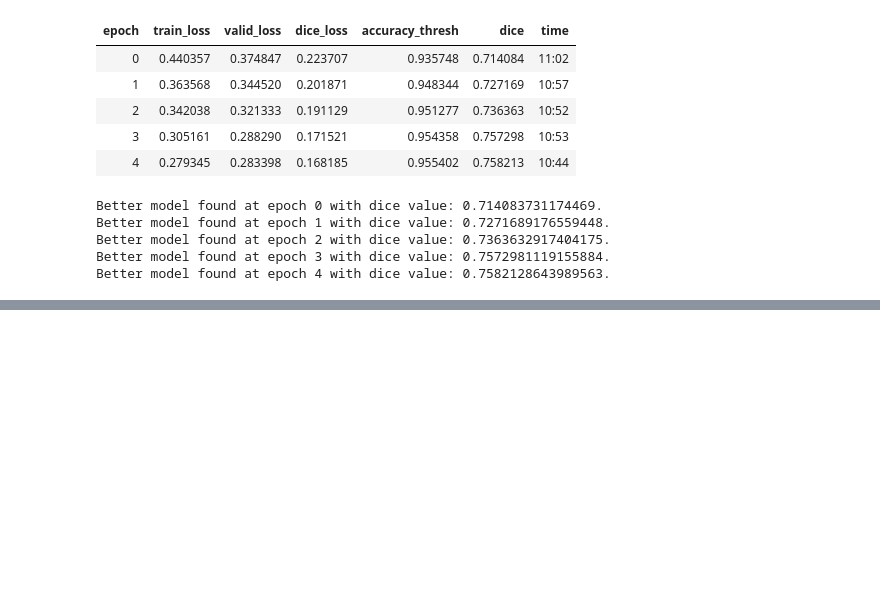
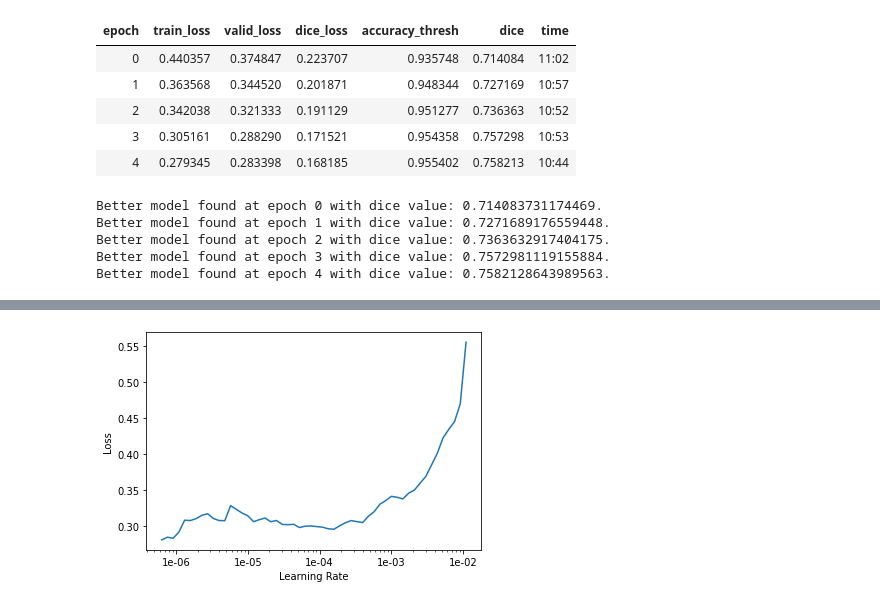
Before and after one commit to hanfu/initenv, a Jupyter notebook: fastai_segbldg.ipynb, the cells around one changed output, grey strips where cells are left out. Drawn from its saved outputs; the diff is of its cells as text; code cells hidden in the pictures; blank space fills up the shorter version.

```diff
--- a/fastai_segbldg.ipynb
+++ b/fastai_segbldg.ipynb
@@ -162,0 +171,4 @@ Better model found at epoch 4 with dice value: 0.7582128643989563.
+# %%
+learn.recorder.plot()
+# %% [output]
+[figure, added]
```
Also changed, not shown: parts of 5 cells of this notebook, 1 other file.
